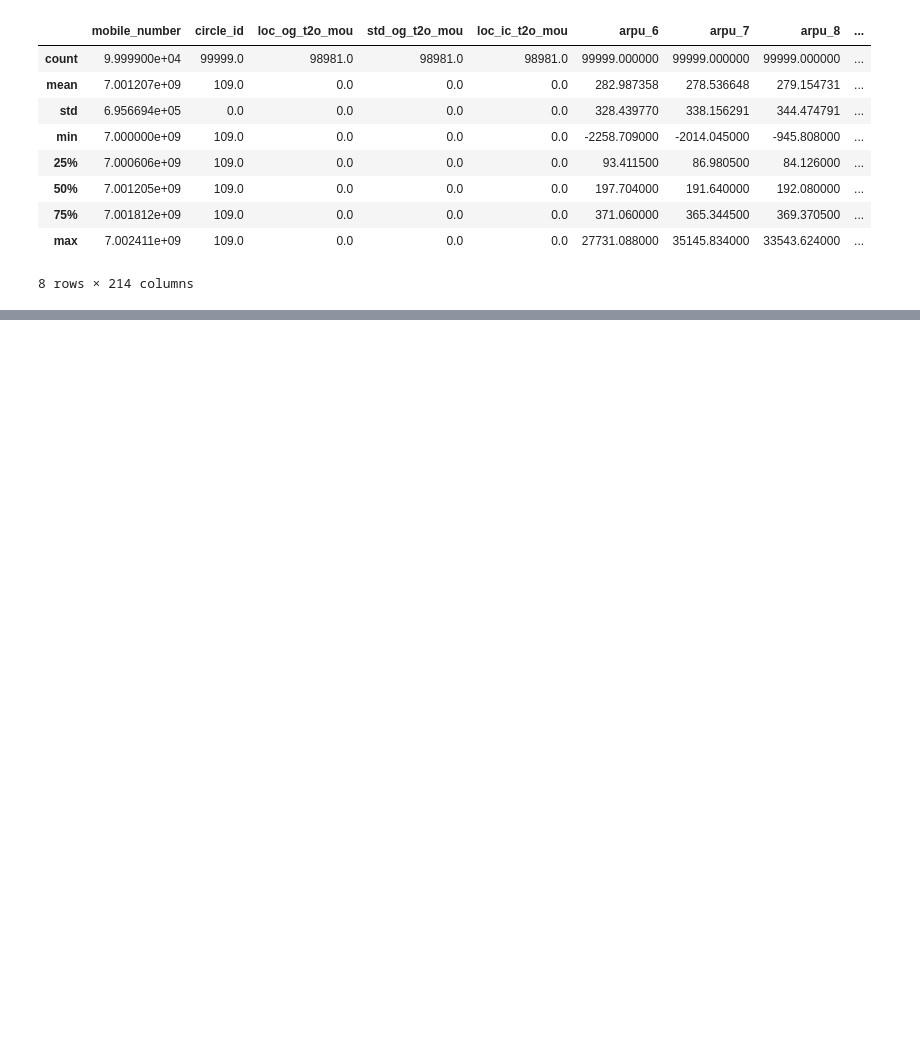
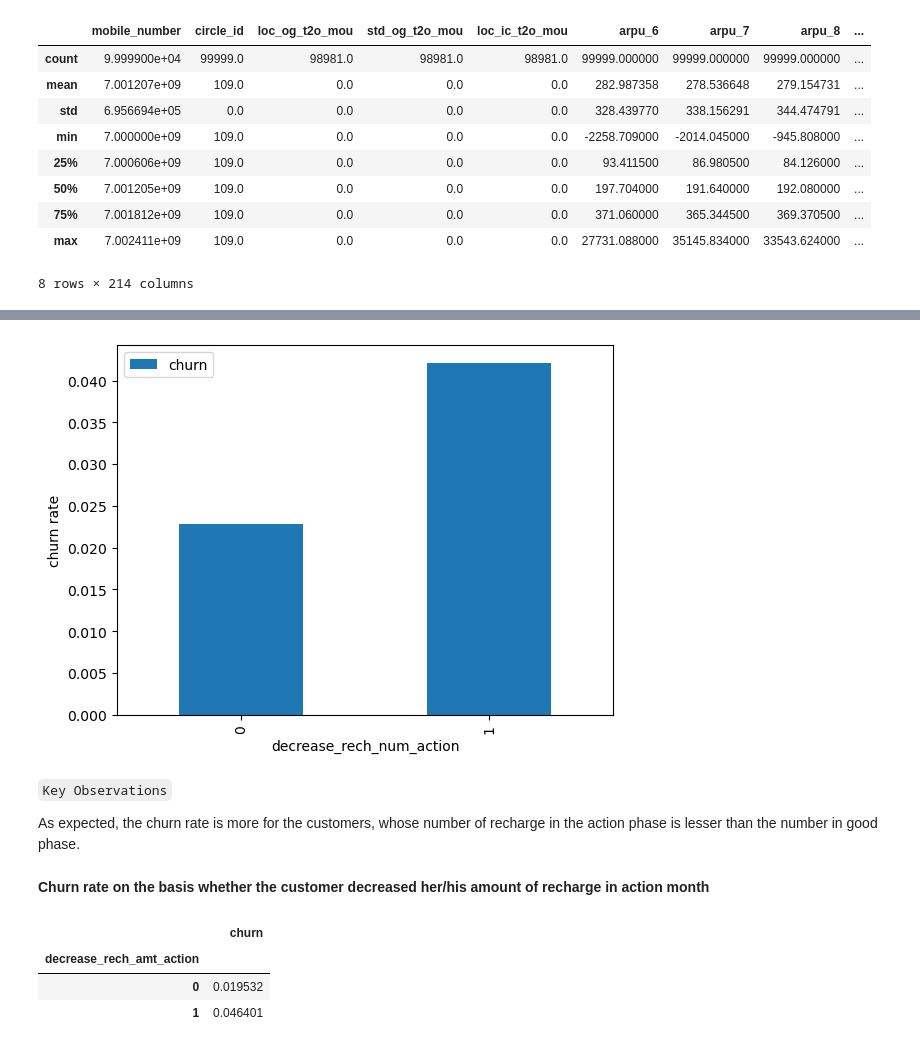
Before and after one commit to theankitasri/telecom_churn_5_mar, a Jupyter notebook: Telecom_Churn_Case_Study_5_Mar_2024.ipynb, the cells around one changed output, grey strips where cells are left out. Drawn from its saved outputs; the diff is of its cells as text; code cells hidden in the pictures; blank space fills up the shorter version.

```diff
--- a/Telecom_Churn_Case_Study_5_Mar_2024.ipynb
+++ b/Telecom_Churn_Case_Study_5_Mar_2024.ipynb
@@ -49,0 +703,19 @@ inp0.describe()
+# %%
+data.pivot_table(values='churn', index='decrease_rech_num_action', aggfunc='mean').plot.bar()
+plt.ylabel('churn rate')
+plt.show()
+# %% [output]
+[figure, added]
+# %% [markdown]
+`Key Observations`
+
+As expected, the churn rate is more for the customers, whose number of recharge in the action phase is lesser than the number in good phase.
+# %% [markdown]
+**Churn rate on the basis whether the customer decreased her/his amount of recharge in action month**
+# %%
+data.pivot_table(values='churn', index='decrease_rech_amt_action', aggfunc='mean')
+# %% [output]
+|  | churn |
+| decrease_rech_amt_action |  |
+| 0 | 0.019532 |
+| 1 | 0.046401 |
```
Also changed, not shown: parts of 115 cells of this notebook.
